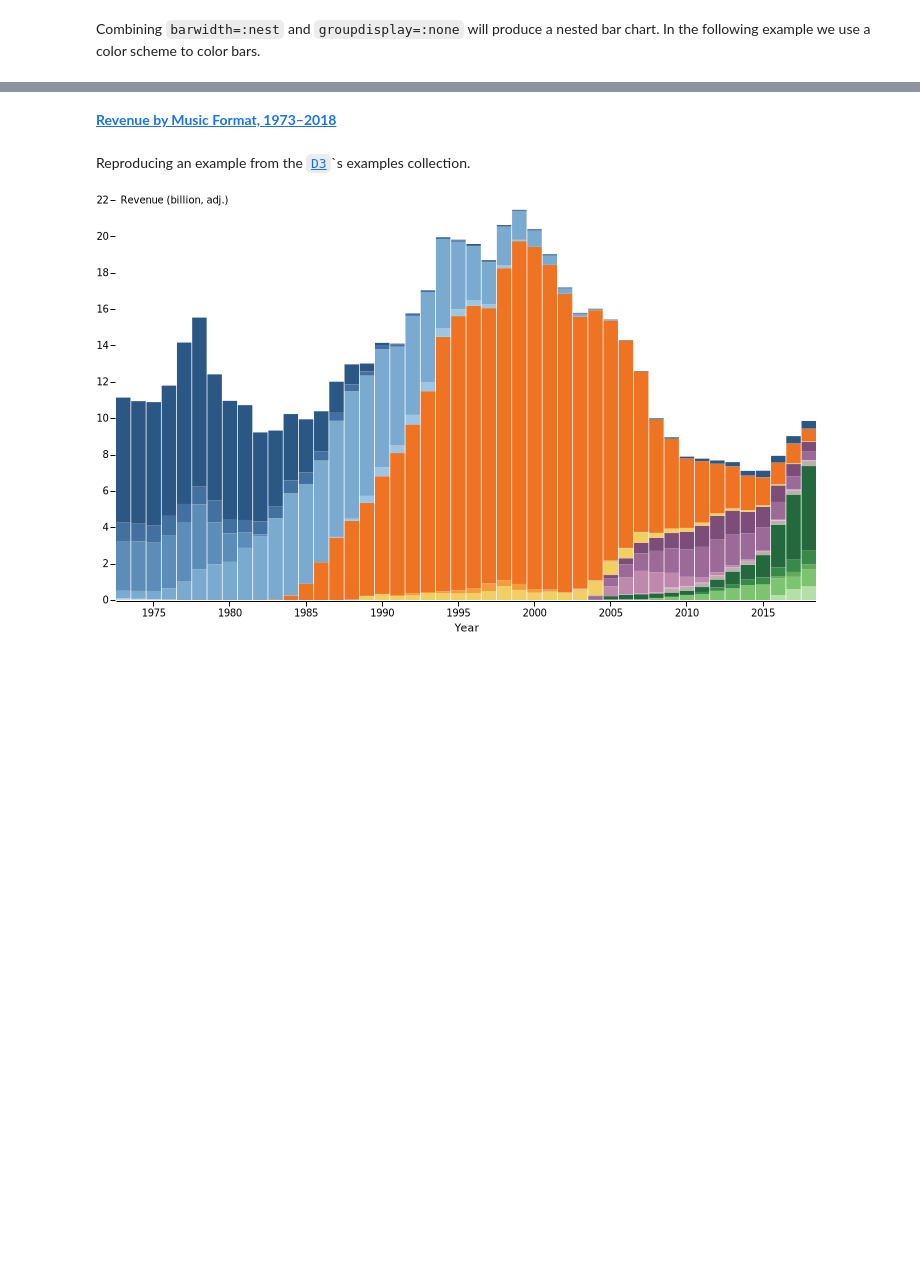
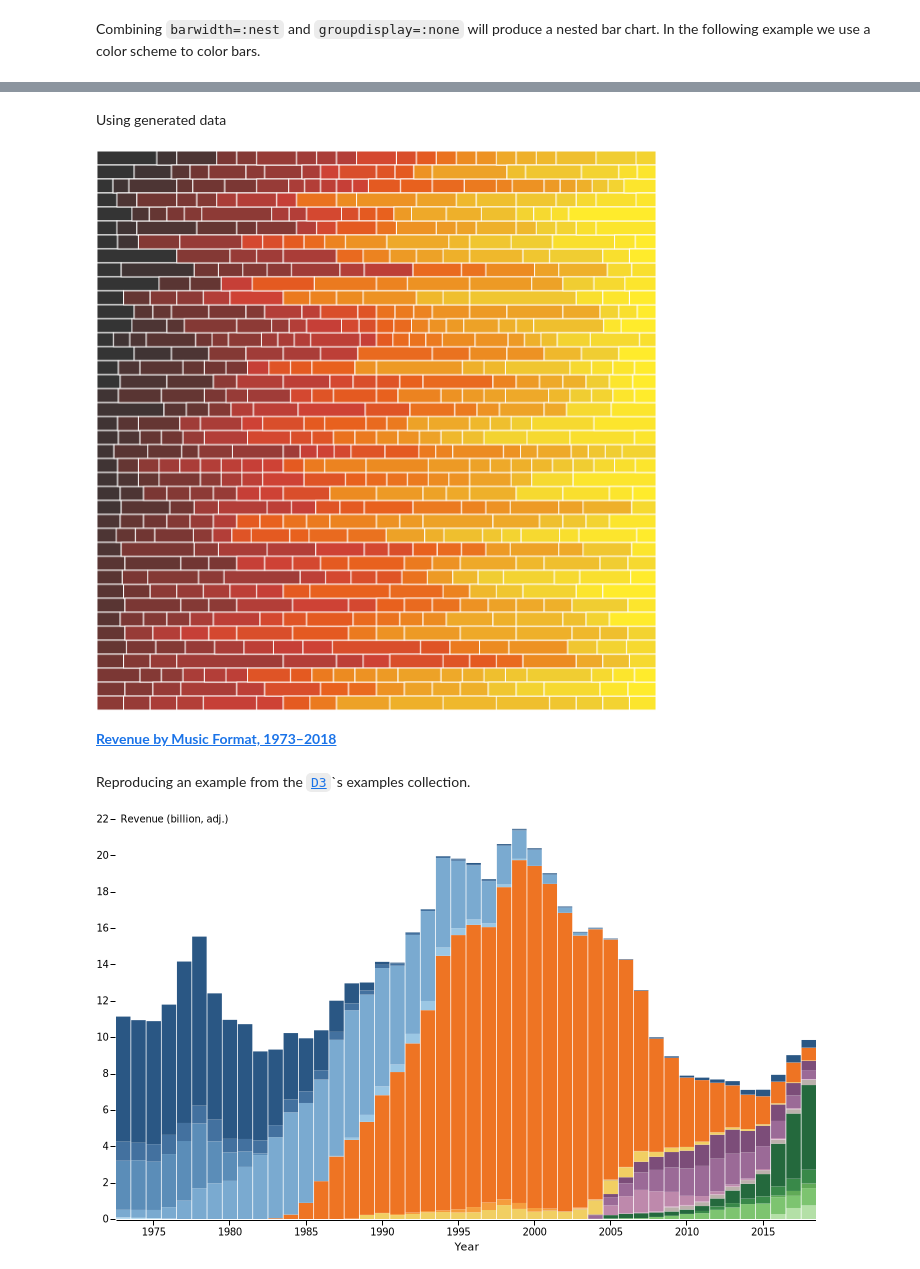
Before and after one commit to sl-solution/StatisticalGraphics.jl, a Jupyter notebook: dev/Plots/Bar/bar2.ipynb, the cells around one changed output, grey strips where cells are left out. Saved outputs shown, nothing was run; the diff lists cells and outputs as text; code cells hidden in the pictures; blank space fills up the shorter version.

```diff
--- a/dev/Plots/Bar/bar2.ipynb
+++ b/dev/Plots/Bar/bar2.ipynb
@@ -25,3 +25,18 @@ sgplot(ds, Bar(x=:x, response=:y, group=:g,
+# %% [markdown]
+Using generated data
+# %%
+ds = Dataset(rand(1:40, 1000, 2), :auto)
+
+sgplot(ds, Bar(y=:x1, group=:x2, normalize=true, space=0),
+                groupcolormodel=:scheme=>:darkred,
+                xaxis=Axis(nice=false, show=false),
+                yaxis=Axis(show=false),
+                height=600,
+                legend=false,
+
+                )
+# %% [output]
+[figure, added]
 # %% [markdown]
 **[Revenue by Music Format, 1973–2018](https://observablehq.com/@mbostock/revenue-by-music-format-1973-2018)**
 # %% [markdown]
```
Also changed, not shown: parts of 3 cells of this notebook, 38 other files.
